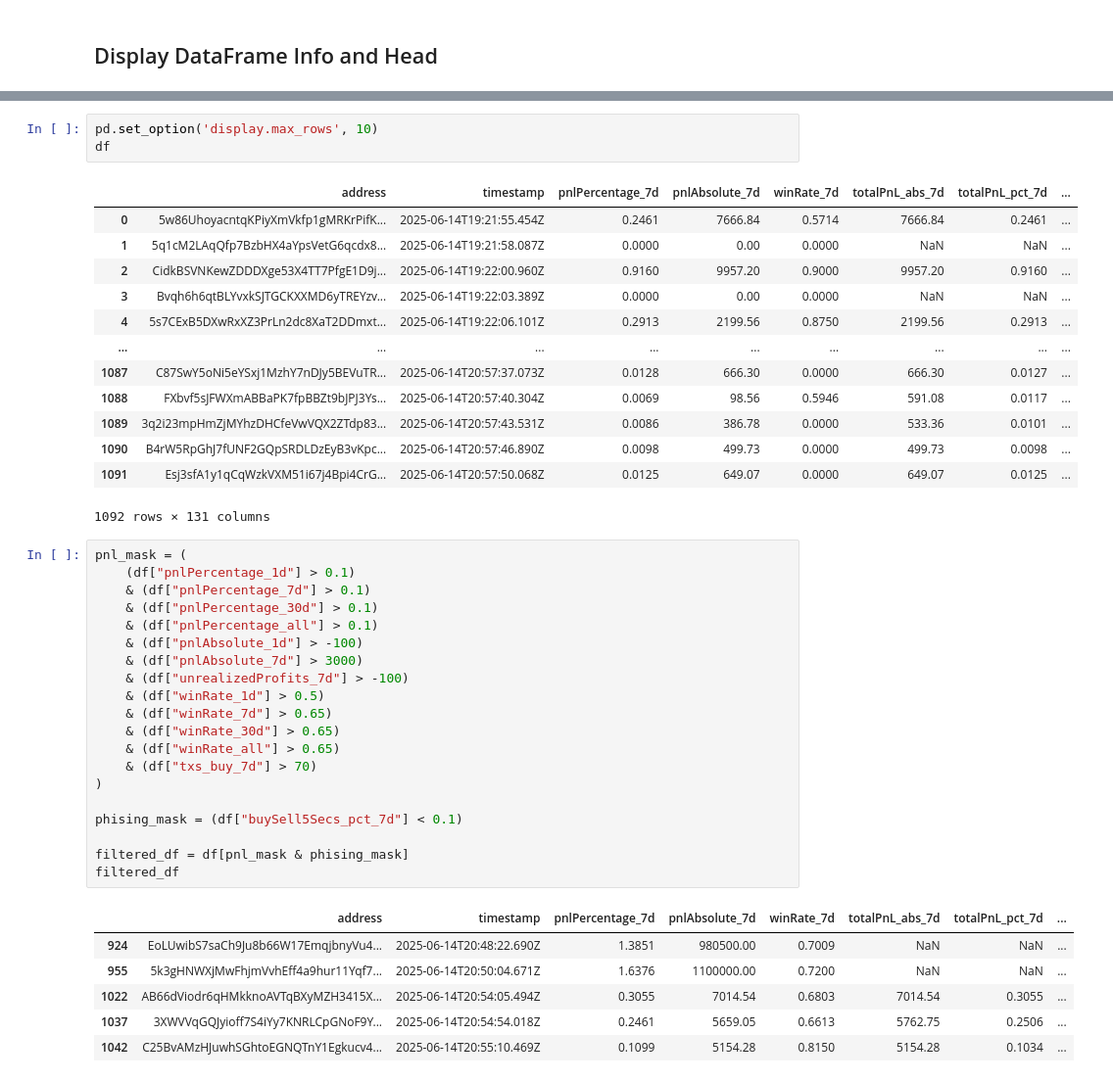
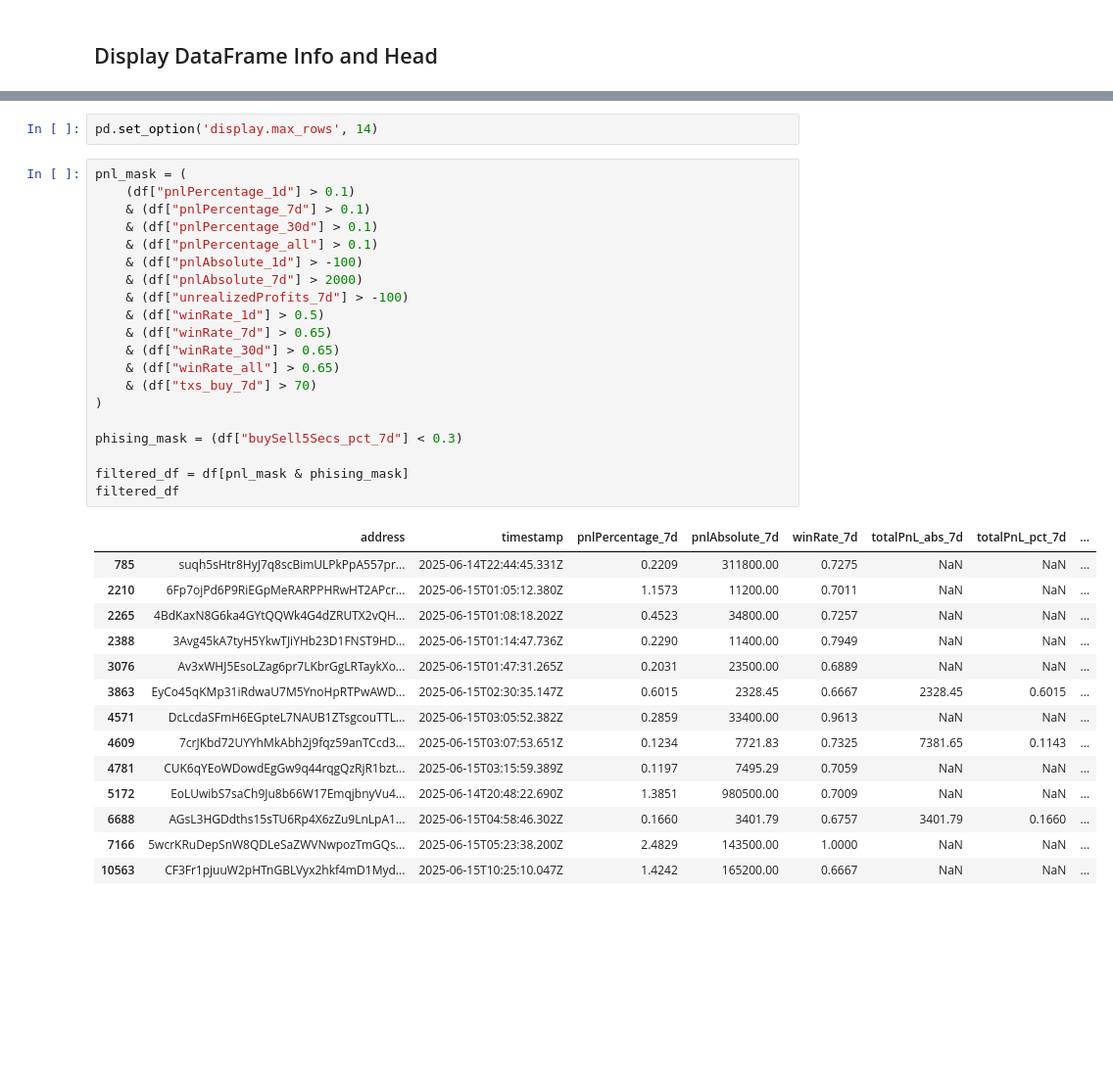
Before and after one commit to giust/WalletScrapper, a Jupyter notebook: data_parser.ipynb, the cells around one changed output, grey strips where cells are left out. Shown at 98% size. Saved outputs shown, nothing was run; the diff lists cells and outputs as text; blank space fills up the shorter version.

```diff
--- a/data_parser.ipynb
+++ b/data_parser.ipynb
@@ -212,44 +212,37 @@ DataFrame Head:
 # %%
-pd.set_option('display.max_rows', 10)
-df
+pd.set_option('display.max_rows', 14)
-# %% [output]
-|  | address | timestamp | pnlPercentage_7d | pnlAbsolute_7d | winRate_7d | totalPnL_abs_7d | totalPnL_pct_7d | ... |
-| 0 | 5w86UhoyacntqKPiyXmVkfp1gMRKrPifK... | 2025-06-14T19:21:55.454Z | 0.2461 | 7666.84 | 0.5714 | 7666.84 | 0.2461 | ... |
-| 1 | 5q1cM2LAqQfp7BzbHX4aYpsVetG6qcdx8... | 2025-06-14T19:21:58.087Z | 0.0000 | 0.00 | 0.0000 | NaN | NaN | ... |
-| 2 | CidkBSVNKewZDDDXge53X4TT7PfgE1D9j... | 2025-06-14T19:22:00.960Z | 0.9160 | 9957.20 | 0.9000 | 9957.20 | 0.9160 | ... |
-| 3 | Bvqh6h6qtBLYvxkSJTGCKXXMD6yTREYzv... | 2025-06-14T19:22:03.389Z | 0.0000 | 0.00 | 0.0000 | NaN | NaN | ... |
-| 4 | 5s7CExB5DXwRxXZ3PrLn2dc8XaT2DDmxt... | 2025-06-14T19:22:06.101Z | 0.2913 | 2199.56 | 0.8750 | 2199.56 | 0.2913 | ... |
-| ... | ... | ... | ... | ... | ... | ... | ... | ... |
-| 1087 | C87SwY5oNi5eYSxj1MzhY7nDJy5BEVuTR... | 2025-06-14T20:57:37.073Z | 0.0128 | 666.30 | 0.0000 | 666.30 | 0.0127 | ... |
-| 1088 | FXbvf5sJFWXmABBaPK7fpBBZt9bJPJ3Ys... | 2025-06-14T20:57:40.304Z | 0.0069 | 98.56 | 0.5946 | 591.08 | 0.0117 | ... |
-| 1089 | 3q2i23mpHmZjMYhzDHCfeVwVQX2ZTdp83... | 2025-06-14T20:57:43.531Z | 0.0086 | 386.78 | 0.0000 | 533.36 | 0.0101 | ... |
-| 1090 | B4rW5RpGhJ7fUNF2GQpSRDLDzEyB3vKpc... | 2025-06-14T20:57:46.890Z | 0.0098 | 499.73 | 0.0000 | 499.73 | 0.0098 | ... |
-| 1091 | Esj3sfA1y1qCqWzkVXM51i67j4Bpi4CrG... | 2025-06-14T20:57:50.068Z | 0.0125 | 649.07 | 0.0000 | 649.07 | 0.0125 | ... |
-1092 rows × 131 columns
 # %%
 pnl_mask = (
     (df["pnlPercentage_1d"] > 0.1)
     & (df["pnlPercentage_7d"] > 0.1)
     & (df["pnlPercentage_30d"] > 0.1)
     & (df["pnlPercentage_all"] > 0.1)
     & (df["pnlAbsolute_1d"] > -100)
-    & (df["pnlAbsolute_7d"] > 3000)
+    & (df["pnlAbsolute_7d"] > 2000)
     & (df["unrealizedProfits_7d"] > -100)
     & (df["winRate_1d"] > 0.5)
     & (df["winRate_7d"] > 0.65)
     & (df["winRate_30d"] > 0.65)
     & (df["winRate_all"] > 0.65)
     & (df["txs_buy_7d"] > 70)
 )
 
-phising_mask = (df["buySell5Secs_pct_7d"] < 0.1)
+phising_mask = (df["buySell5Secs_pct_7d"] < 0.3)
 
 filtered_df = df[pnl_mask & phising_mask]
 filtered_df
 # %% [output]
 |  | address | timestamp | pnlPercentage_7d | pnlAbsolute_7d | winRate_7d | totalPnL_abs_7d | totalPnL_pct_7d | ... |
-| 924 | EoLUwibS7saCh9Ju8b66W17EmqjbnyVu4... | 2025-06-14T20:48:22.690Z | 1.3851 | 980500.00 | 0.7009 | NaN | NaN | ... |
-| 955 | 5k3gHNWXjMwFhjmVvhEff4a9hur11Yqf7... | 2025-06-14T20:50:04.671Z | 1.6376 | 1100000.00 | 0.7200 | NaN | NaN | ... |
-| 1022 | AB66dViodr6qHMkknoAVTqBXyMZH3415X... | 2025-06-14T20:54:05.494Z | 0.3055 | 7014.54 | 0.6803 | 7014.54 | 0.3055 | ... |
-| 1037 | 3XWVVqGQJyioff7S4iYy7KNRLCpGNoF9Y... | 2025-06-14T20:54:54.018Z | 0.2461 | 5659.05 | 0.6613 | 5762.75 | 0.2506 | ... |
-| 1042 | C25BvAMzHJuwhSGhtoEGNQTnY1Egkucv4... | 2025-06-14T20:55:10.469Z | 0.1099 | 5154.28 | 0.8150 | 5154.28 | 0.1034 | ... |
+| 785 | suqh5sHtr8HyJ7q8scBimULPkPpA557pr... | 2025-06-14T22:44:45.331Z | 0.2209 | 311800.00 | 0.7275 | NaN | NaN | ... |
+| 2210 | 6Fp7ojPd6P9RiEGpMeRARPPHRwHT2APcr... | 2025-06-15T01:05:12.380Z | 1.1573 | 11200.00 | 0.7011 | NaN | NaN | ... |
+| 2265 | 4BdKaxN8G6ka4GYtQQWk4G4dZRUTX2vQH... | 2025-06-15T01:08:18.202Z | 0.4523 | 34800.00 | 0.7257 | NaN | NaN | ... |
+| 2388 | 3Avg45kA7tyH5YkwTJiYHb23D1FNST9HD... | 2025-06-15T01:14:47.736Z | 0.2290 | 11400.00 | 0.7949 | NaN | NaN | ... |
+| 3076 | Av3xWHJ5EsoLZag6pr7LKbrGgLRTaykXo... | 2025-06-15T01:47:31.265Z | 0.2031 | 23500.00 | 0.6889 | NaN | NaN | ... |
+| 3863 | EyCo45qKMp31iRdwaU7M5YnoHpRTPwAWD... | 2025-06-15T02:30:35.147Z | 0.6015 | 2328.45 | 0.6667 | 2328.45 | 0.6015 | ... |
+| 4571 | DcLcdaSFmH6EGpteL7NAUB1ZTsgcouTTL... | 2025-06-15T03:05:52.382Z | 0.2859 | 33400.00 | 0.9613 | NaN | NaN | ... |
+| 4609 | 7crJKbd72UYYhMkAbh2j9fqz59anTCcd3... | 2025-06-15T03:07:53.651Z | 0.1234 | 7721.83 | 0.7325 | 7381.65 | 0.1143 | ... |
+| 4781 | CUK6qYEoWDowdEgGw9q44rqgQzRjR1bzt... | 2025-06-15T03:15:59.389Z | 0.1197 | 7495.29 | 0.7059 | NaN | NaN | ... |
+| 5172 | EoLUwibS7saCh9Ju8b66W17EmqjbnyVu4... | 2025-06-14T20:48:22.690Z | 1.3851 | 980500.00 | 0.7009 | NaN | NaN | ... |
+| 6688 | AGsL3HGDdths15sTU6Rp4X6zZu9LnLpA1... | 2025-06-15T04:58:46.302Z | 0.1660 | 3401.79 | 0.6757 | 3401.79 | 0.1660 | ... |
+| 7166 | 5wcrKRuDepSnW8QDLeSaZWVNwpozTmGQs... | 2025-06-15T05:23:38.200Z | 2.4829 | 143500.00 | 1.0000 | NaN | NaN | ... |
+| 10563 | CF3Fr1pjuuW2pHTnGBLVyx2hkf4mD1Myd... | 2025-06-15T10:25:10.047Z | 1.4242 | 165200.00 | 0.6667 | NaN | NaN | ... |
```
Also changed, not shown: parts of 2 cells of this notebook, 3 other files.
